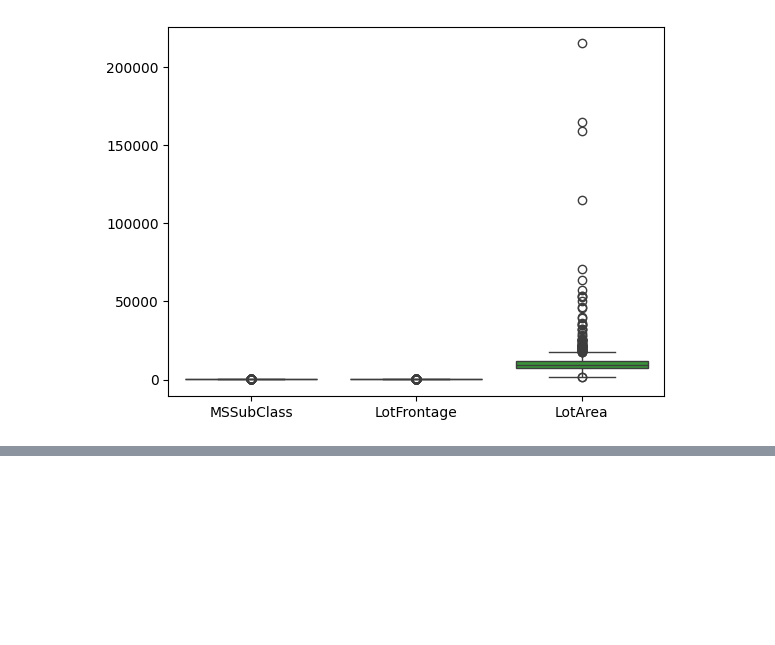
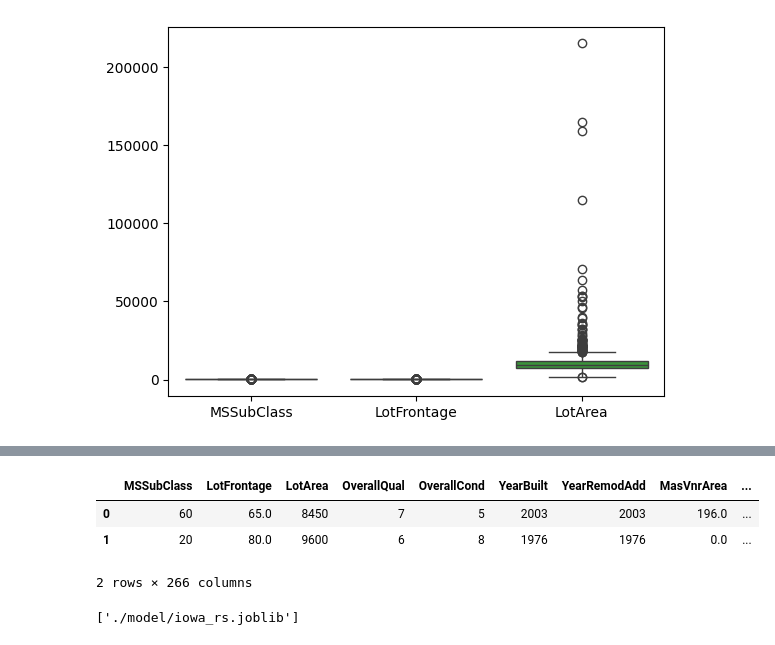
Before and after one commit to hyun-sun0920/fintech, a Jupyter notebook: 06 deep_learning/13아이오와에임스지역_집값예측_선생님.ipynb, the cells around one changed output, grey strips where cells are left out. Saved outputs shown, nothing was run; the diff lists cells and outputs as text; code cells hidden in the pictures; blank space fills up the shorter version.

```diff
--- a/06 deep_learning/13아이오와에임스지역_집값예측_선생님.ipynb
+++ b/06 deep_learning/13아이오와에임스지역_집값예측_선생님.ipynb
@@ -120,0 +177,8 @@ sns.boxplot(data.iloc[:, 1:5])
+# %%
+X=pd.get_dummies(X)
+X.head(2)
+# %% [output]
+|  | MSSubClass | LotFrontage | LotArea | OverallQual | OverallCond | YearBuilt | YearRemodAdd | MasVnrArea | ... |
+| 0 | 60 | 65.0 | 8450 | 7 | 5 | 2003 | 2003 | 196.0 | ... |
+| 1 | 20 | 80.0 | 9600 | 6 | 8 | 1976 | 1976 | 0.0 | ... |
+2 rows × 266 columns
@@ -120,0 +196,5 @@ sns.boxplot(data.iloc[:, 1:5])
+# %%
+import joblib
+joblib.dump(rs, "./model/iowa_rs.joblib")
+# %% [output]
+['./model/iowa_rs.joblib']
```
Also changed, not shown: parts of 16 cells of this notebook, 21 other files.
